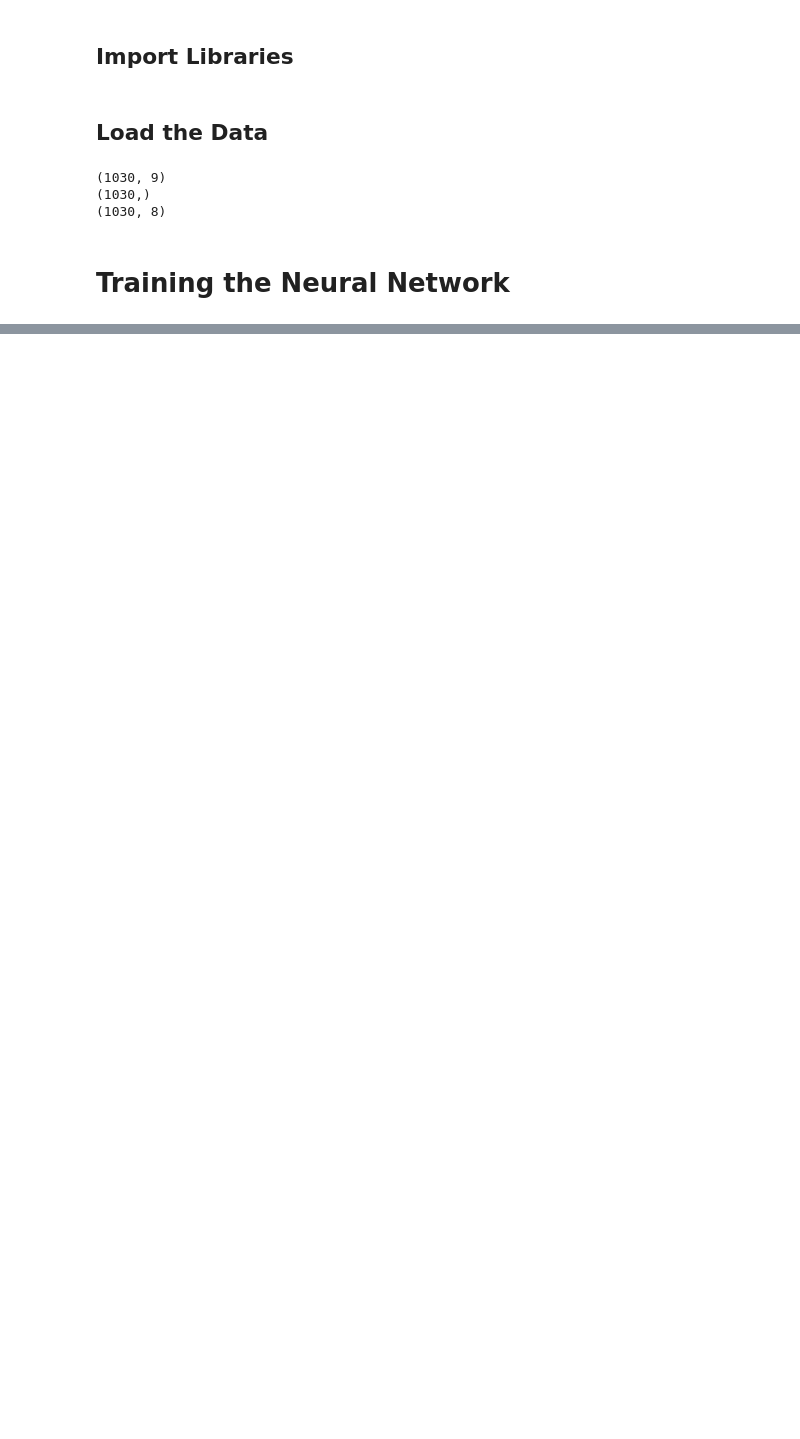
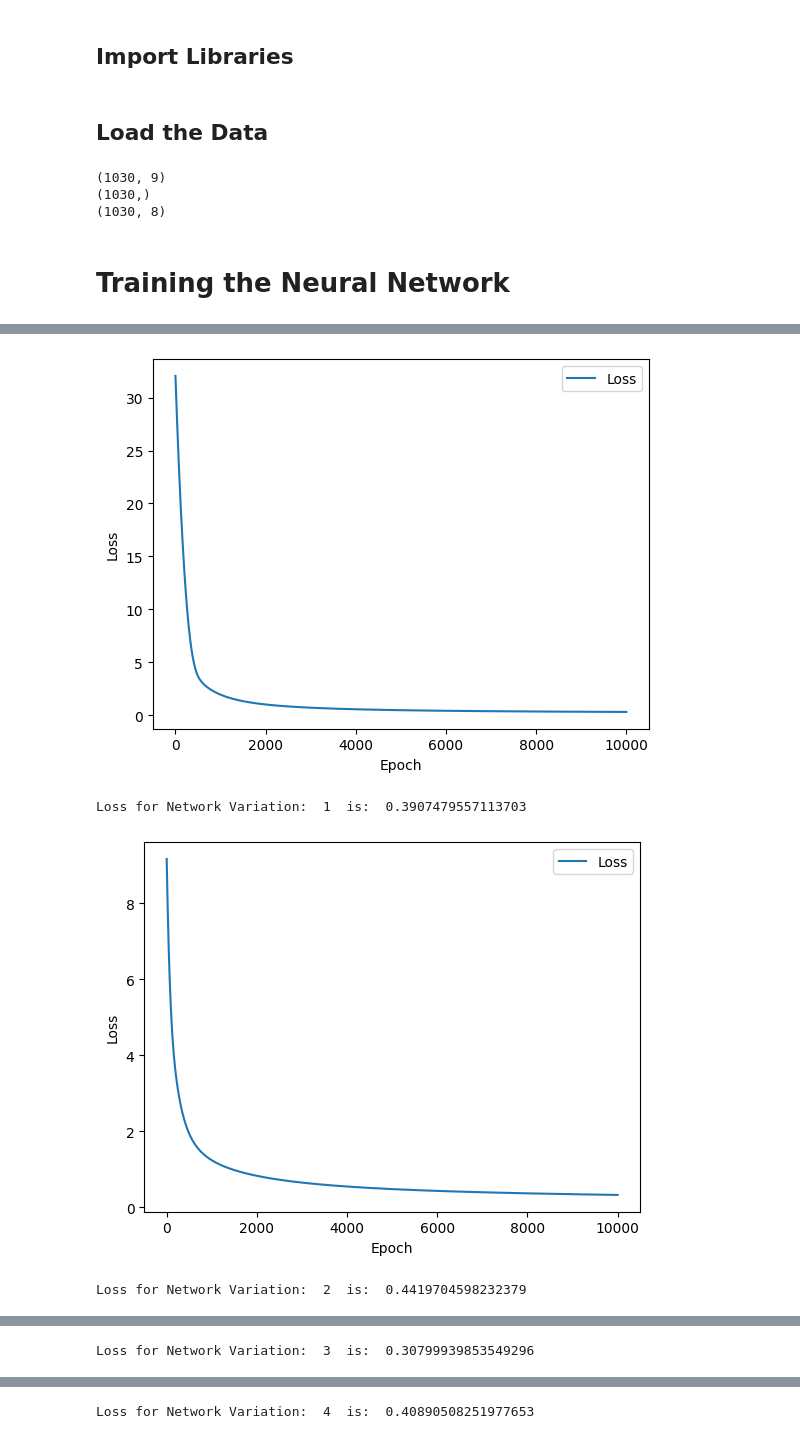
Before and after one commit to venkatakesav/DeepLearning_A1, a Jupyter notebook: 3.ipynb, the cells around one changed output, grey strips where cells are left out. Saved outputs shown, nothing was run; the diff lists cells and outputs as text; code cells hidden in the pictures; blank space fills up the shorter version.

```diff
--- a/3.ipynb
+++ b/3.ipynb
@@ -201,6 +307,15 @@ X_Train = input_variables[Train_indices]
 Y_Train = target_variable[Train_indices]
 x_test = input_variables[Test_indices]
 y_test = target_variable[Test_indices]
+
+from sklearn.preprocessing import StandardScaler
+scaler = StandardScaler()
+X_Train = scaler.fit_transform(X_Train)
+x_test = scaler.transform(x_test)
+Y_Train = Y_Train.reshape(-1, 1)
+y_test = y_test.reshape(-1, 1)
+Y_Train = scaler.fit_transform(Y_Train)
+y_test = scaler.transform(y_test)
 # %% [output]
 (1030, 9)
 (1030,)
@@ -269,0 +325,38 @@ Output Layer:  (309, 1)
+# %%
+# Create a Instance of The N.N class
+Neural_Network = ThreeLayerNeuralNetwork(input_nodes=8, hidden_nodes=25, output_nodes=1, learning_rate=0.001, activation_function='tanh', Optimizer='SGD')
+
+# # Normalize the Data
+# X_Train = X_Train/np.amax(X_Train, axis=0)
+# Y_Train = Y_Train/np.amax(Y_Train, axis=0)
+
+# Consider the following 4 network variations
+# 1. 25 hidden units, tanh activation function.
+# 2. 50 hidden units, tanh activation function.
+# 3. 25 hidden units, Leaky ReLU activation function.
+# 4. 50 hidden units, Leaky ReLU activation function
+
+# Create a Dictionary with above values
+Temp_Dict = {
+    1: [25, 'tanh'],
+    2: [50, 'tanh'],
+    3: [25, 'Leaky_Relu'],
+    4: [50, 'Leaky_Relu']
+}
+
+for i in Temp_Dict:
+    # Create a Instance of The N.N class
+    Neural_Network = ThreeLayerNeuralNetwork(input_nodes=8, hidden_nodes=Temp_Dict[i][0], output_nodes=1, learning_rate=0.001, activation_function=Temp_Dict[i][1], Optimizer='SGD')
+
+    Neural_Network.Train(X_Train, Y_Train, epochs=10000)
+    y_hat = Neural_Network.Test(x_test)
+    y_hat = y_hat.reshape(-1, 1)
+    y_hat = y_hat.T
+    y_test = y_test.reshape(-1, 1)
+    y_test = y_test.T
+    print("Loss for Network Variation: ", i, " is: ", Neural_Network._loss_function(y_test, y_hat))
+# %% [output]
+[figure, added]
+Loss for Network Variation:  1  is:  0.3907479557113703
+[figure, added]
+Loss for Network Variation:  2  is:  0.4419704598232379
@@ -269,0 +364 @@ Output Layer:  (309, 1)
+Loss for Network Variation:  3  is:  0.30799939853549296
@@ -269,0 +366 @@ Output Layer:  (309, 1)
+Loss for Network Variation:  4  is:  0.40890508251977653
```
Also changed, not shown: parts of 4 cells of this notebook.
